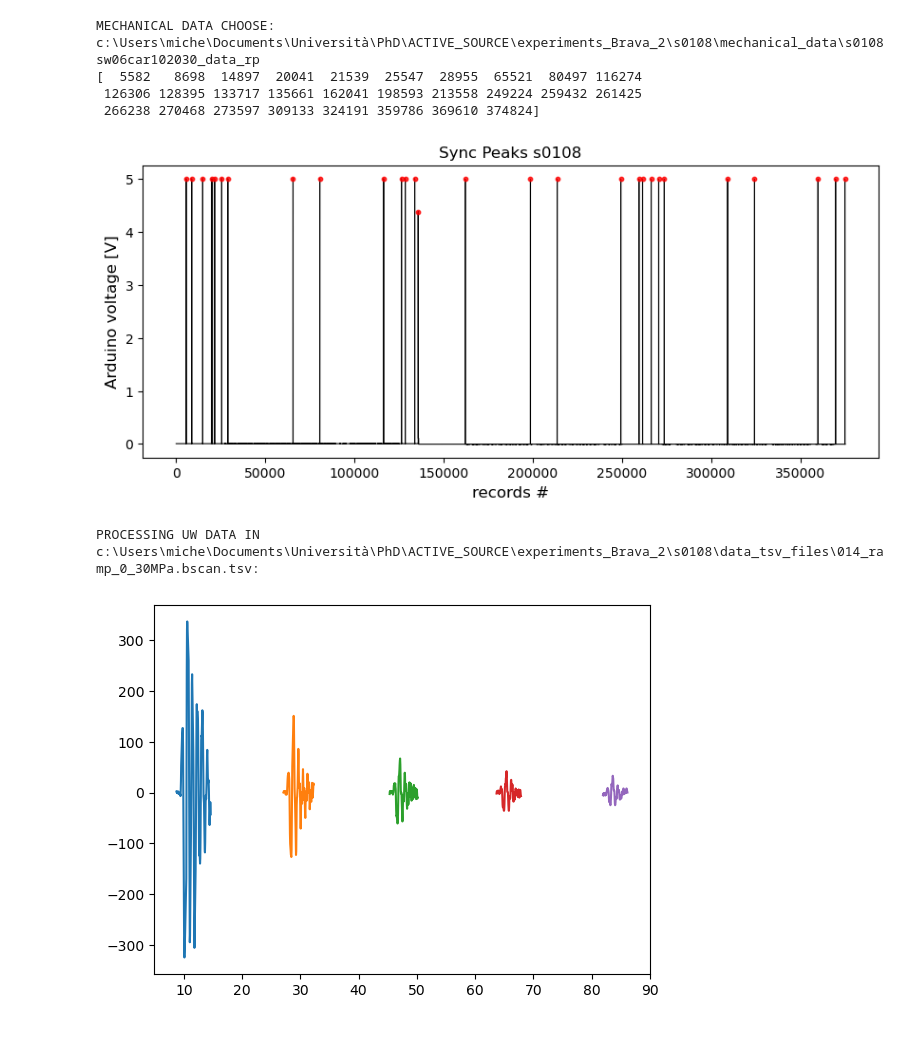
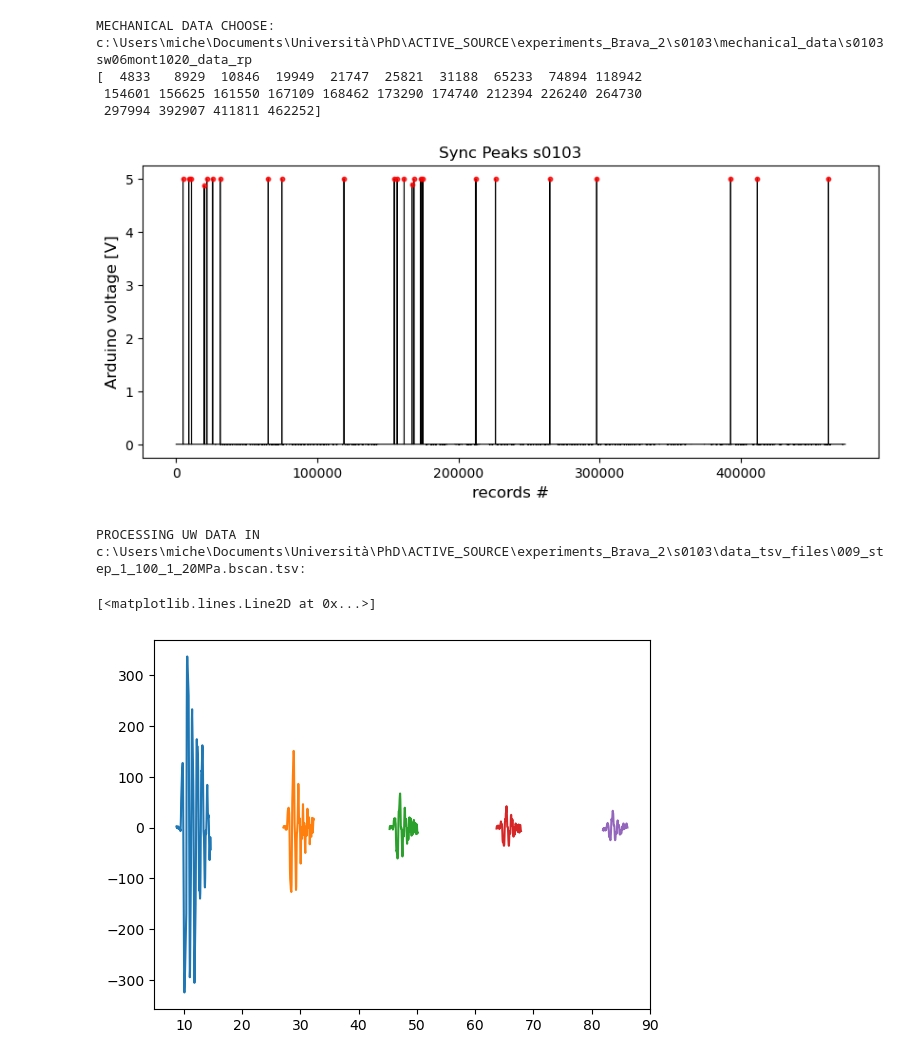
Before and after one commit to Bic10/lab_UW, a Jupyter notebook: mechanical_and_uw_analysis.ipynb, the cells around one changed output. Saved outputs shown, nothing was run; the diff lists cells and outputs as text; code cells hidden in the pictures.

```diff
--- a/mechanical_and_uw_analysis.ipynb
+++ b/mechanical_and_uw_analysis.ipynb
@@ -199,36 +207,41 @@ def compute_observed_pulse_interval(sync_peaks, max_travel_time, t_OBS, min_trav
     return interval
 # %%
 machine_name = 'Brava_2'
-experiment_name = 's0108'
+experiment_name = 's0103'
 data_type_mech = 'mechanical_data'
 sync_file_pattern = '*s*_data_rp' #pattern to find specific experiment in mechanical data
 
 data_type_uw = 'data_tsv_files'
 remove_initial_samples = 50
 
 #MAKE MECHANICAL AND UW PATH LIST
 infile_path_list_mech = make_infile_path_list(machine_name, experiment_name, data_type=data_type_mech)
 infile_path_list_uw = sorted(make_infile_path_list(machine_name,experiment_name, data_type=data_type_uw))
 
 #LOAD MECHANICAL DATA
 mech_data_path= find_mechanical_data(infile_path_list_mech, sync_file_pattern)
 
 mech_data, sync_data, sync_peaks = find_sync_values(mech_data_path)
 plot_sync_peaks(sync_data, sync_peaks, experiment_name)
 # %% [output]
-MECHANICAL DATA CHOOSE: c:\Users\miche\Documents\Università\PhD\ACTIVE_SOURCE\experiments_Brava_2\s0108\mechanical_data\s0108sw06car102030_data_rp
-[  5582   8698  14897  20041  21539  25547  28955  65521  80497 116274
- 126306 128395 133717 135661 162041 198593 213558 249224 259432 261425
- 266238 270468 273597 309133 324191 359786 369610 374824]
+MECHANICAL DATA CHOOSE: c:\Users\miche\Documents\Università\PhD\ACTIVE_SOURCE\experiments_Brava_2\s0103\mechanical_data\s0103sw06mont1020_data_rp
+[  4833   8929  10846  19949  21747  25821  31188  65233  74894 118942
+ 154601 156625 161550 167109 168462 173290 174740 212394 226240 264730
+ 297994 392907 411811 462252]
-[figure, old version]
+[figure, new version]
 # %%
 # LOAD OBSERVED WAVEFORM DATA
-waveform_file_path = infile_path_list_uw[-1]  #choose one waveform in infile path list
+waveform_file_path = infile_path_list_uw[9]  #choose one waveform in infile path list
 print('PROCESSING UW DATA IN %s: ' %waveform_file_path)
 data_OBS,metadata = make_UW_data(waveform_file_path)
 t_OBS = metadata['time_ax_waveform']
 # %% [output]
-PROCESSING UW DATA IN c:\Users\miche\Documents\Università\PhD\ACTIVE_SOURCE\experiments_Brava_2\s0108\data_tsv_files\014_ramp_0_30MPa.bscan.tsv:
+PROCESSING UW DATA IN c:\Users\miche\Documents\Università\PhD\ACTIVE_SOURCE\experiments_Brava_2\s0103\data_tsv_files\009_step_1_100_1_20MPa.bscan.tsv:
+# %%
+%matplotlib qt
+plt.plot(data_OBS[200])
+# %% [output]
+[<matplotlib.lines.Line2D at 0x...>]
 # %%
 ### INPUT DATA ###
 
```
Also changed, not shown: parts of 4 cells of this notebook, 1 other file.
